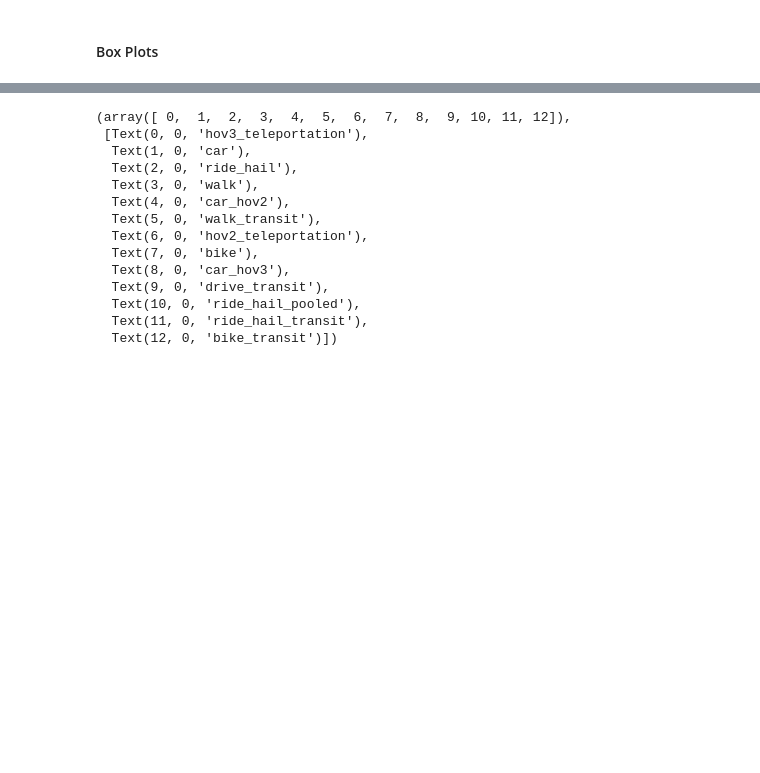
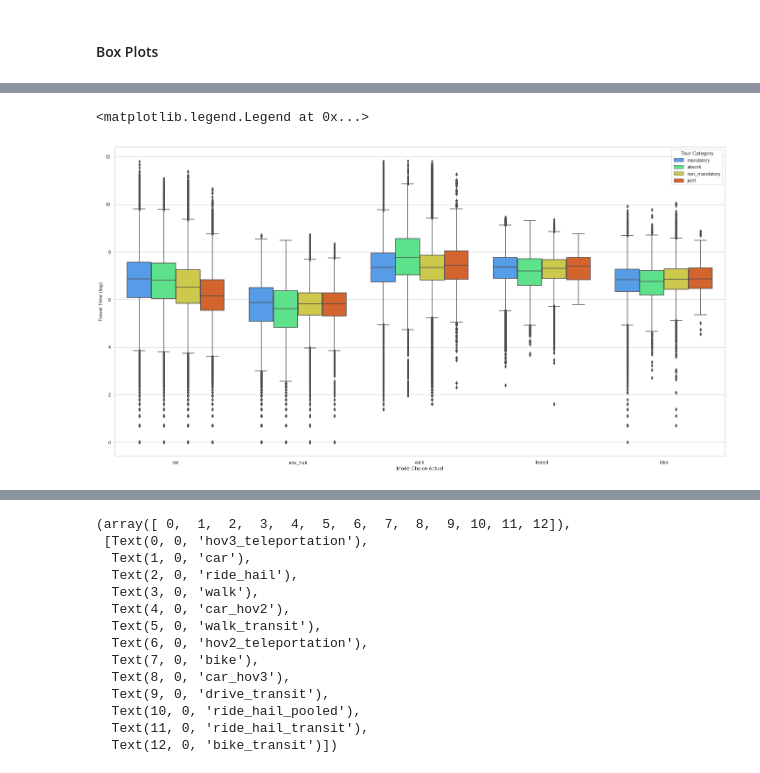
Before and after one commit to LBNL-UCB-STI/beam-core-analysis, a Jupyter notebook: Users/Nazanin/Check_Person_Trip_Level_Files.ipynb, the cells around one changed output, grey strips where cells are left out. Drawn from its saved outputs; the diff is of its cells as text; code cells hidden in the pictures; blank space fills up the shorter version.

```diff
--- a/Users/Nazanin/Check_Person_Trip_Level_Files.ipynb
+++ b/Users/Nazanin/Check_Person_Trip_Level_Files.ipynb
@@ -16,4 +30,5 @@ import matplotlib.pyplot as plt
 pd.options.display.max_columns = None
 pd.options.display.max_rows = None
 # %%
-sfbase = pd.read_csv('C:/Shared-Work/Data/CleanData/sf_2018_base.csv')
+%%time
+sfbase = pd.read_csv('C:/Shared-Work/Data/CleanData/ASIM_BEAM_Merged/PersonTrip_SF_Baseline_2018/sf_2018_base.csv')
@@ -85,0 +171,14 @@ plt.xticks(rotation=90)
+# %%
+sfbase['travelTime_log'] = sfbase.loc[:,'duration_total'].apply(np.log)
+sns.set(rc={'figure.figsize':(25,13)})
+sns.set_theme(style="whitegrid")
+ax = sns.boxplot(x="mode_choice_actual_5", y="travelTime_log", hue="tour_category",
+                 data=sfbase, palette="turbo")
+ax.set(xlabel='Mode Choice Actual', ylabel='Travel Time (log)')
+#ax.set_xticklabels(['High Density','Low Density','Low Compactness','Connected Street Network','Disconnected Street Network'], rotation=45)
+#handles, _ = ax.get_legend_handles_labels()   # Get the artists.
+#ax.legend(handles, ["More Developed", "Less Developed", 'Least Developed'], loc="best") # Associate manually the artists to a label.
+ax.legend(title='Tour Category')
+# %% [output]
+<matplotlib.legend.Legend at 0x...>
+[figure, added]
```
Also changed, not shown: parts of 15 cells of this notebook, 4 other files.
